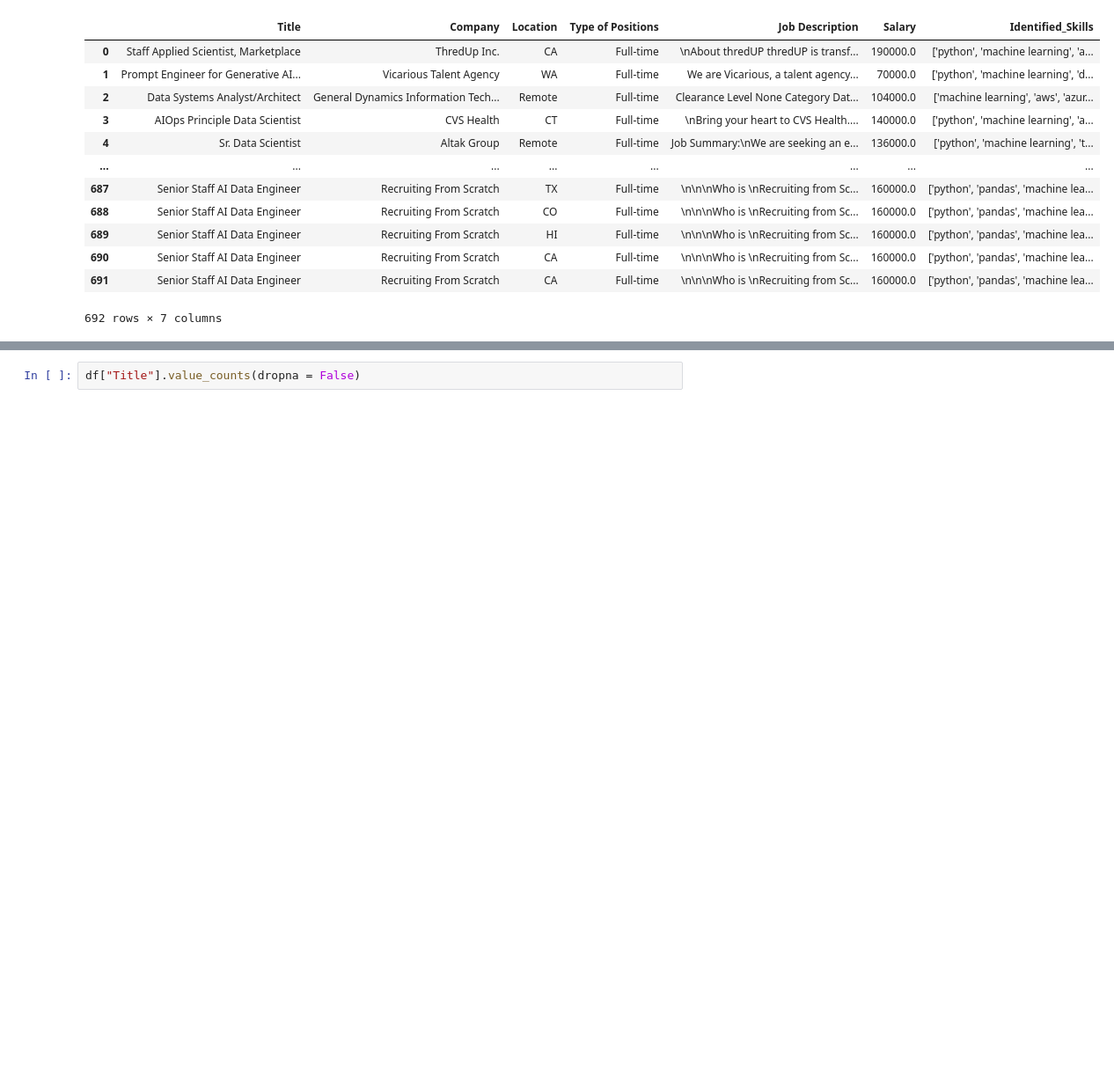
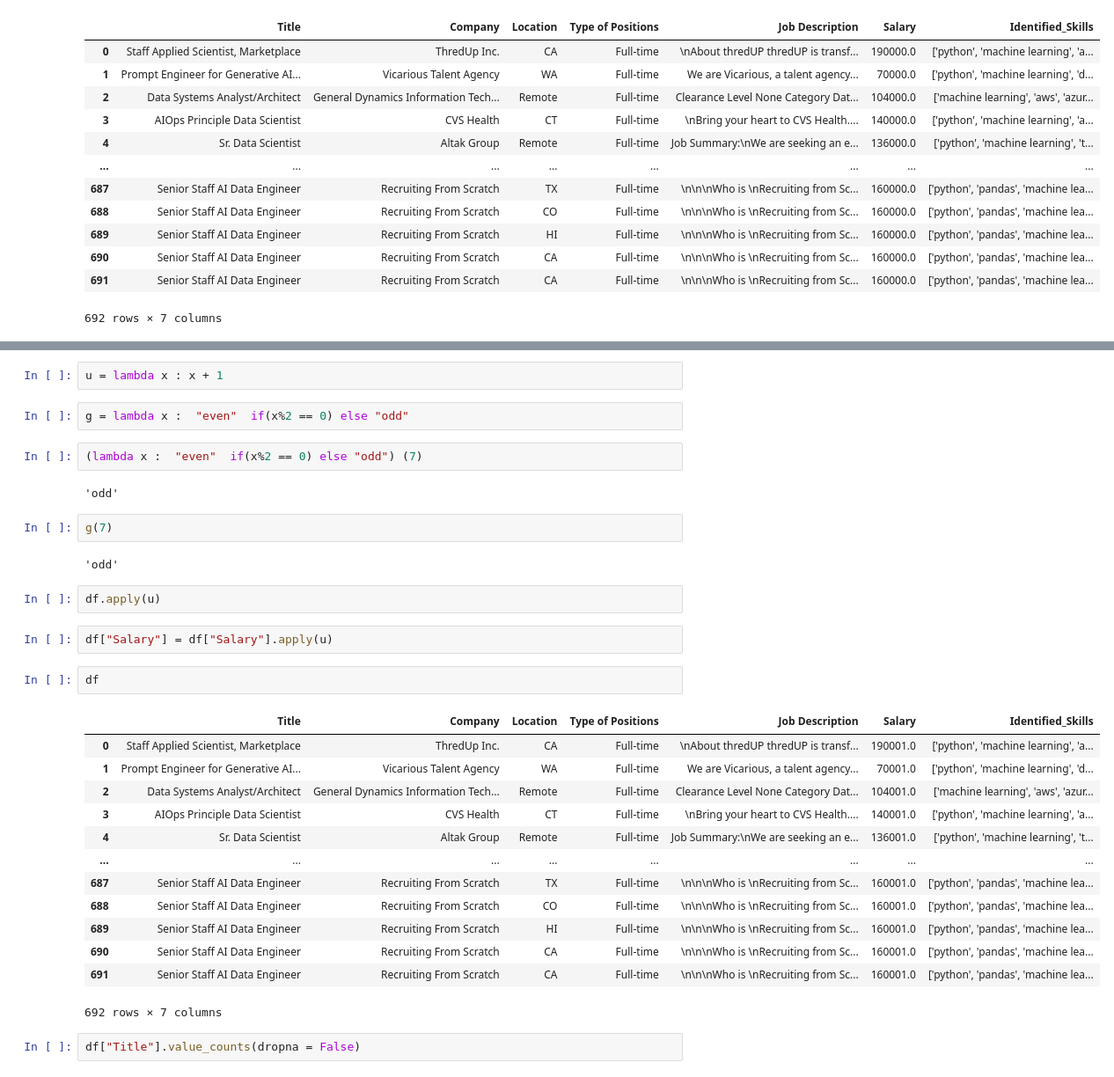
Before and after one commit to SharshS009/inventory, a Jupyter notebook: pandas.ipynb, the cells around one changed output, grey strips where cells are left out. Shown at 88% size. Saved outputs shown, nothing was run; the diff lists cells and outputs as text; blank space fills up the shorter version.

```diff
--- a/pandas.ipynb
+++ b/pandas.ipynb
@@ -20,3 +27,35 @@ df
+# %%
+u = lambda x : x + 1
+# %%
+g = lambda x :  "even"  if(x%2 == 0) else "odd"
+# %%
+(lambda x :  "even"  if(x%2 == 0) else "odd") (7)
+# %% [output]
+'odd'
+# %%
+g(7)
+# %% [output]
+'odd'
+# %%
+df.apply(u)
+# %%
+df["Salary"] = df["Salary"].apply(u)
+# %%
+df
+# %% [output]
+|  | Title | Company | Location | Type of Positions | Job Description | Salary | Identified_Skills |
+| 0 | Staff Applied Scientist, Marketplace | ThredUp Inc. | CA | Full-time | \nAbout thredUP thredUP is transf... | 190001.0 | ['python', 'machine learning', 'a... |
+| 1 | Prompt Engineer for Generative AI... | Vicarious Talent Agency | WA | Full-time | We are Vicarious, a talent agency... | 70001.0 | ['python', 'machine learning', 'd... |
+| 2 | Data Systems Analyst/Architect | General Dynamics Information Tech... | Remote | Full-time | Clearance Level None Category Dat... | 104001.0 | ['machine learning', 'aws', 'azur... |
+| 3 | AIOps Principle Data Scientist | CVS Health | CT | Full-time | \nBring your heart to CVS Health.... | 140001.0 | ['python', 'machine learning', 'a... |
+| 4 | Sr. Data Scientist | Altak Group | Remote | Full-time | Job Summary:\nWe are seeking an e... | 136001.0 | ['python', 'machine learning', 't... |
+| ... | ... | ... | ... | ... | ... | ... | ... |
+| 687 | Senior Staff AI Data Engineer | Recruiting From Scratch | TX | Full-time | \n\n\nWho is \nRecruiting from Sc... | 160001.0 | ['python', 'pandas', 'machine lea... |
+| 688 | Senior Staff AI Data Engineer | Recruiting From Scratch | CO | Full-time | \n\n\nWho is \nRecruiting from Sc... | 160001.0 | ['python', 'pandas', 'machine lea... |
+| 689 | Senior Staff AI Data Engineer | Recruiting From Scratch | HI | Full-time | \n\n\nWho is \nRecruiting from Sc... | 160001.0 | ['python', 'pandas', 'machine lea... |
+| 690 | Senior Staff AI Data Engineer | Recruiting From Scratch | CA | Full-time | \n\n\nWho is \nRecruiting from Sc... | 160001.0 | ['python', 'pandas', 'machine lea... |
+| 691 | Senior Staff AI Data Engineer | Recruiting From Scratch | CA | Full-time | \n\n\nWho is \nRecruiting from Sc... | 160001.0 | ['python', 'pandas', 'machine lea... |
+692 rows × 7 columns
 # %%
 df["Title"].value_counts(dropna = False)
 # %% [output]
```
Also changed, not shown: parts of 2 cells of this notebook, 1 other file.
